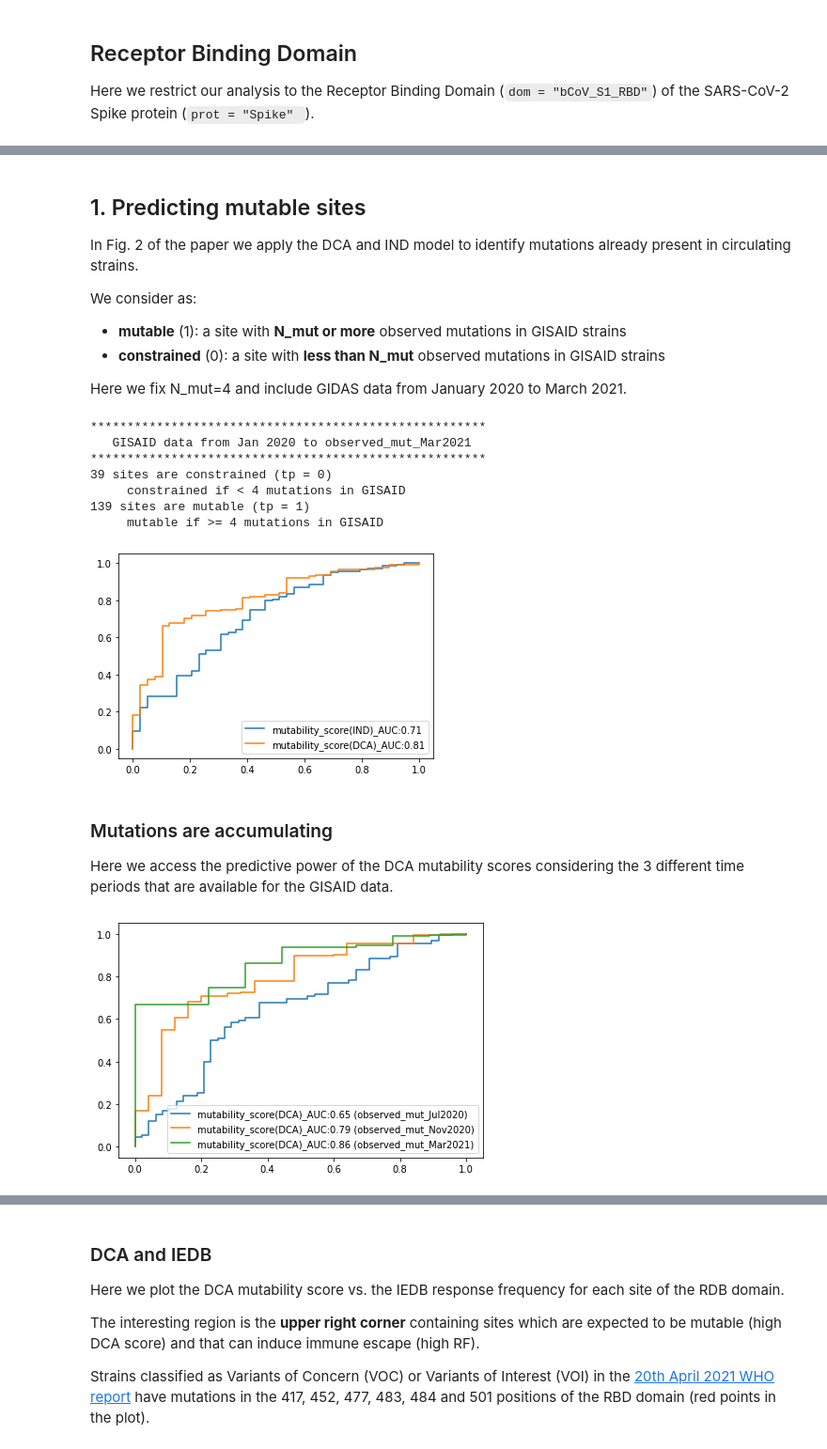
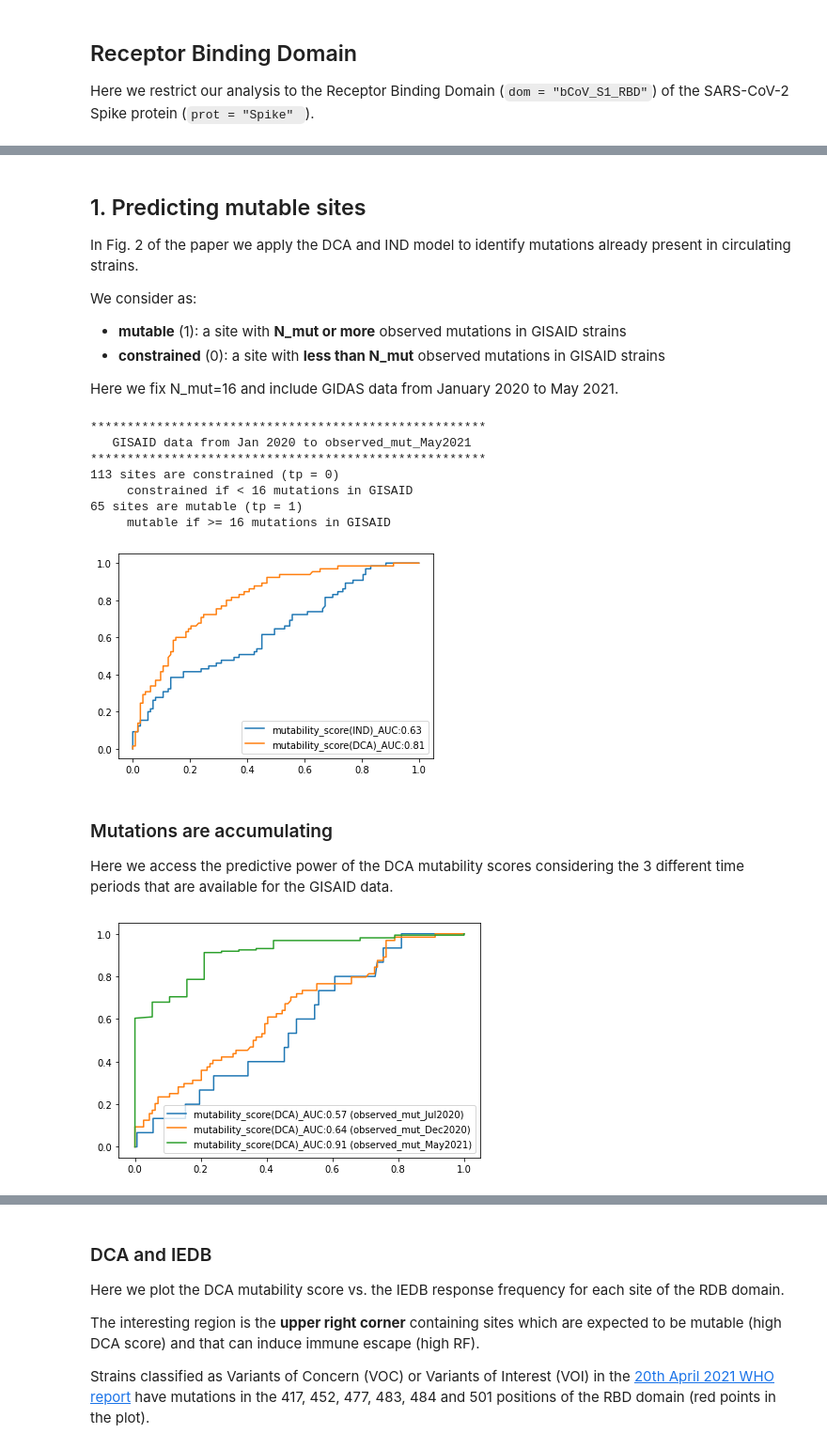
Before and after one commit to GiancarloCroce/DCA_SARS-CoV-2, a Jupyter notebook: dca_sarscov2.ipynb, the cells around one changed output, grey strips where cells are left out. Shown: that part at 94% size. Saved outputs shown, nothing was run; the diff lists cells and outputs as text; code cells hidden in the pictures.

```diff
--- a/dca_sarscov2.ipynb
+++ b/dca_sarscov2.ipynb
@@ -80,17 +80,17 @@ We consider as:
 - **mutable** (1):  a site with **N_mut or more** observed mutations in GISAID strains
 - **constrained** (0): a site with **less than N_mut**  observed mutations in GISAID strains
 
-Here we fix N_mut=4 and include GIDAS data from January 2020 to March 2021.
+Here we fix N_mut=16 and include GIDAS data from January 2020 to May 2021.
 # %%
 ## PPV DCA vs. IND model, FIG.2
 
 # define constrained and mutable sites
-N_mut = 4
+N_mut = 16
 constrained = range(0,N_mut)
 mutable = range(N_mut,1000000)
 
 # GISAID data
-GISAID = 'observed_mut_Mar2021'
+GISAID = 'observed_mut_May2021'
 
 list_score = ['mutability_score(IND)', 'mutability_score(DCA)']
 plot_ppv(constrained, mutable, GISAID, list_score, df)
@@ -109,13 +109,13 @@ print("{0} sites are mutable (tp = 1)".format(num_mutable))
 print('     mutable if >= '+str(N_mut) + ' mutations in GISAID')
 # %% [output]
 ******************************************************
-   GISAID data from Jan 2020 to observed_mut_Mar2021
+   GISAID data from Jan 2020 to observed_mut_May2021
 ******************************************************
-39 sites are constrained (tp = 0)
-     constrained if < 4 mutations in GISAID
-139 sites are mutable (tp = 1)
-     mutable if >= 4 mutations in GISAID
+113 sites are constrained (tp = 0)
+     constrained if < 16 mutations in GISAID
+65 sites are mutable (tp = 1)
+     mutable if >= 16 mutations in GISAID
-[figure, old version]
+[figure, new version]
 # %% [markdown]
 ### Mutations are accumulating
 
@@ -123,21 +123,21 @@ Here we access the predictive power of the DCA mutability scores considering the
 # %%
 ## PPV DCA, GISAID at different time,  FIG.2
 
 # define constrained and mutable sites
-N_mut = 1
+N_mut = 4
 constrained = range(0,N_mut)
 mutable = range(N_mut,1000000) #1000000: a random big number
 list_score = ['mutability_score(DCA)']
 
 observed_mutability = 'observed_mut_Jul2020'
 plot_ppv(constrained, mutable, observed_mutability, list_score, df, add_obs_mut = True)
-observed_mutability = 'observed_mut_Nov2020'
+observed_mutability = 'observed_mut_Dec2020'
 plot_ppv(constrained, mutable, observed_mutability, list_score, df, add_obs_mut = True)
-observed_mutability = 'observed_mut_Mar2021'
+observed_mutability = 'observed_mut_May2021'
 plot_ppv(constrained, mutable, observed_mutability, list_score, df, add_obs_mut = True)
 plt.tight_layout()
 # %% [output]
-[figure, old version]
+[figure, new version]
 # %% [markdown]
 ## 2. Predicting immunologically relevant mutable sites
 
```
Also changed, not shown: parts of 3 cells of this notebook, 3 other files.
